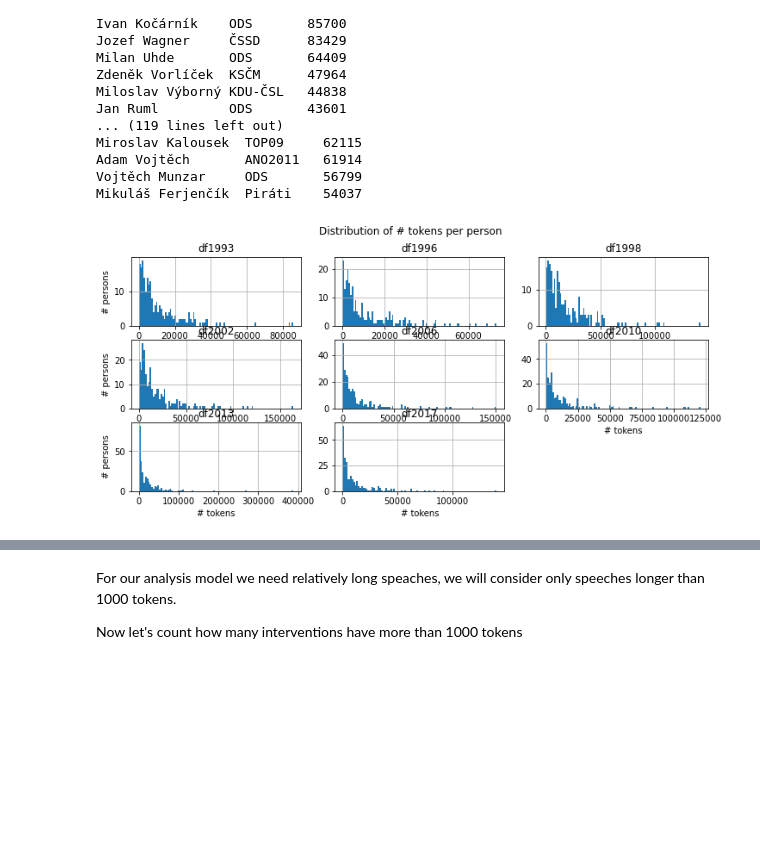
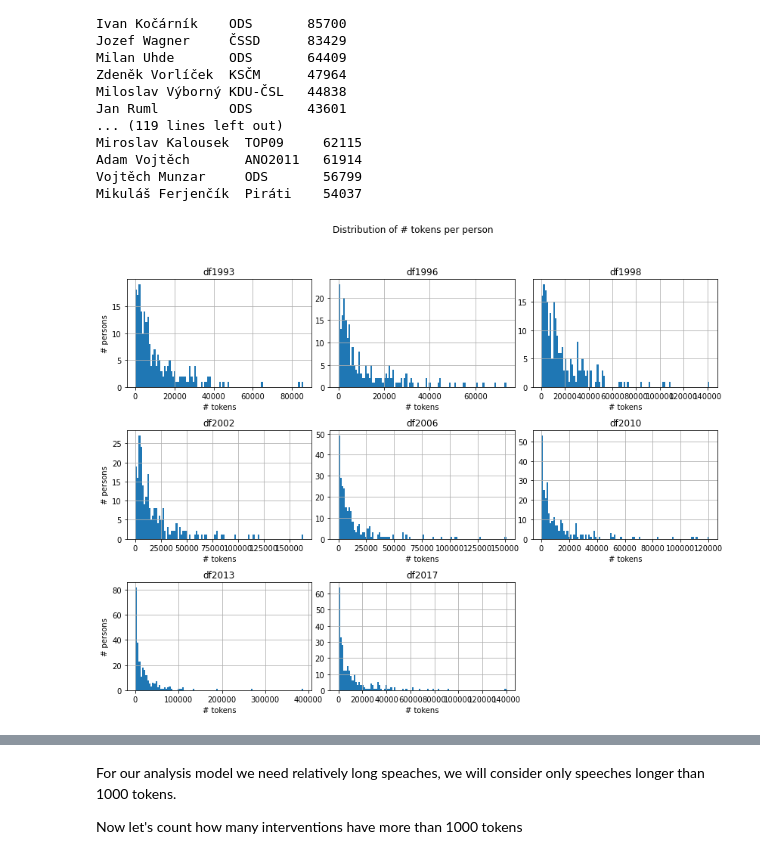
Before and after one commit to mbercas/psp_cz, a Jupyter notebook: 1_analysing_downloaded_data.ipynb, the cells around one changed output, grey strips where cells are left out. Drawn from its saved outputs; the diff is of its cells as text; code cells hidden in the pictures; blank space fills up the shorter version.

Commit message:
Adjust notebook 1__ plots

```diff
--- a/1_analysing_downloaded_data.ipynb
+++ b/1_analysing_downloaded_data.ipynb
@@ -143,26 +143,28 @@ Adam Vojtěch       ANO2011   61914
 Vojtěch Munzar     ODS       56799
 Mikuláš Ferjenčík  Piráti    54037
 # %%
-matplotlib.rcParams['figure.figsize'] = [12, 5]
+matplotlib.rcParams['figure.figsize'] = [14, 10]
 
 cols = 3
 rows = len(dfs)//3
 if len(dfs)%3:
     rows += 1
 
 plt.suptitle("Distribution of # tokens per person")
 idx = 1
 for df, df_name in dfs:
 
 
     ax1=plt.subplot(rows, cols, idx)
     df.groupby(["name"])["tokens"].sum().hist(bins=100, ax=ax1)
     plt.title(f"{df_name}")
     if idx%3 == 1:
         plt.ylabel("# persons")
     plt.xlabel('# tokens')
     idx += 1
+
+plt.subplots_adjust(hspace=0.4, wspace=0.1)
 # %% [output]
-[figure, old version]
+[figure, new version]
 # %%
 
```
Also changed, not shown: parts of 3 cells of this notebook.
